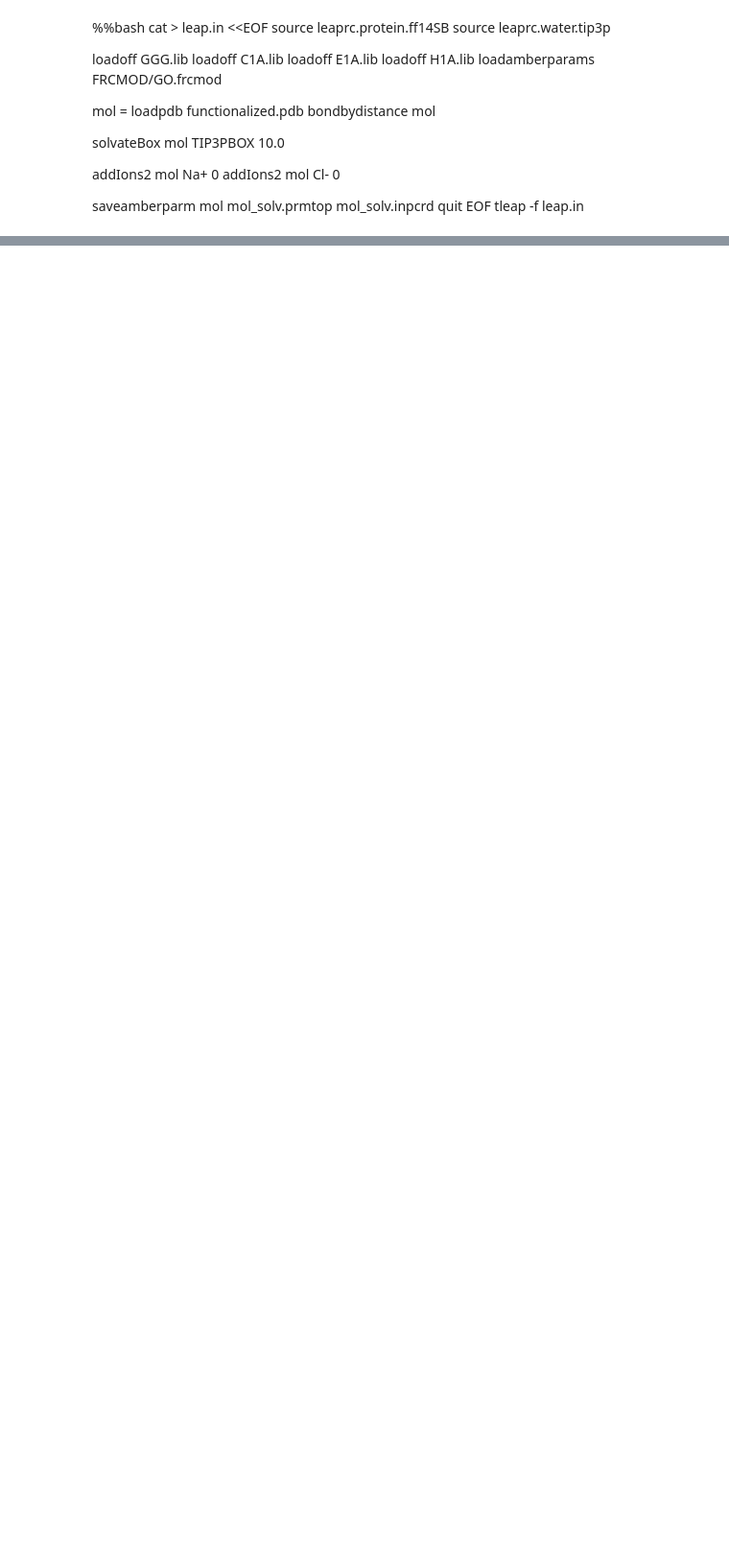
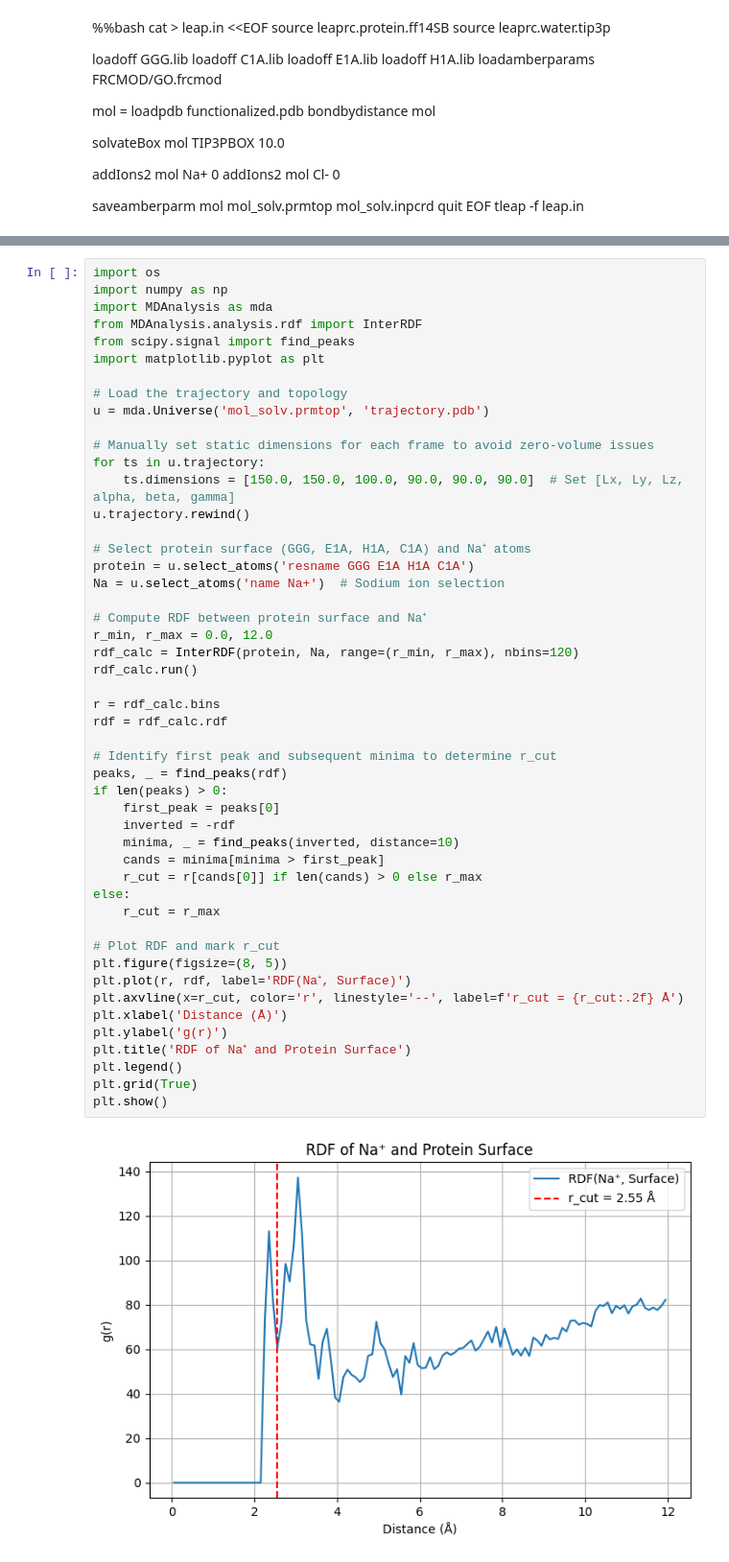
Before and after one commit to sushirito/Molecular-Dynamics, a Jupyter notebook: OpenMM_Scripting.ipynb, the cells around one changed output, grey strips where cells are left out. Shown at 96% size. Drawn from its saved outputs; the diff is of its cells as text; blank space fills up the shorter version.

Commit message:
RDF Output for tracking Na-protein proximity.

```diff
--- a/OpenMM_Scripting.ipynb
+++ b/OpenMM_Scripting.ipynb
@@ -193,0 +218,51 @@ print("Done! Final minimized structure written to functionalized_graphene_with_w
+# %%
+import os
+import numpy as np
+import MDAnalysis as mda
+from MDAnalysis.analysis.rdf import InterRDF
+from scipy.signal import find_peaks
+import matplotlib.pyplot as plt
+
+# Load the trajectory and topology
+u = mda.Universe('mol_solv.prmtop', 'trajectory.pdb')
+
+# Manually set static dimensions for each frame to avoid zero-volume issues
+for ts in u.trajectory:
+    ts.dimensions = [150.0, 150.0, 100.0, 90.0, 90.0, 90.0]  # Set [Lx, Ly, Lz, alpha, beta, gamma]
+u.trajectory.rewind()
+
+# Select protein surface (GGG, E1A, H1A, C1A) and Na⁺ atoms
+protein = u.select_atoms('resname GGG E1A H1A C1A')
+Na = u.select_atoms('name Na+')  # Sodium ion selection
+
+# Compute RDF between protein surface and Na⁺
+r_min, r_max = 0.0, 12.0
+rdf_calc = InterRDF(protein, Na, range=(r_min, r_max), nbins=120)
+rdf_calc.run()
+
+r = rdf_calc.bins
+rdf = rdf_calc.rdf
+
+# Identify first peak and subsequent minima to determine r_cut
+peaks, _ = find_peaks(rdf)
+if len(peaks) > 0:
+    first_peak = peaks[0]
+    inverted = -rdf
+    minima, _ = find_peaks(inverted, distance=10)
+    cands = minima[minima > first_peak]
+    r_cut = r[cands[0]] if len(cands) > 0 else r_max
+else:
+    r_cut = r_max
+
+# Plot RDF and mark r_cut
+plt.figure(figsize=(8, 5))
+plt.plot(r, rdf, label='RDF(Na⁺, Surface)')
+plt.axvline(x=r_cut, color='r', linestyle='--', label=f'r_cut = {r_cut:.2f} Å')
+plt.xlabel('Distance (Å)')
+plt.ylabel('g(r)')
+plt.title('RDF of Na⁺ and Protein Surface')
+plt.legend()
+plt.grid(True)
+plt.show()
+# %% [output]
+[figure, added]
```
Also changed, not shown: parts of 5 cells of this notebook.
